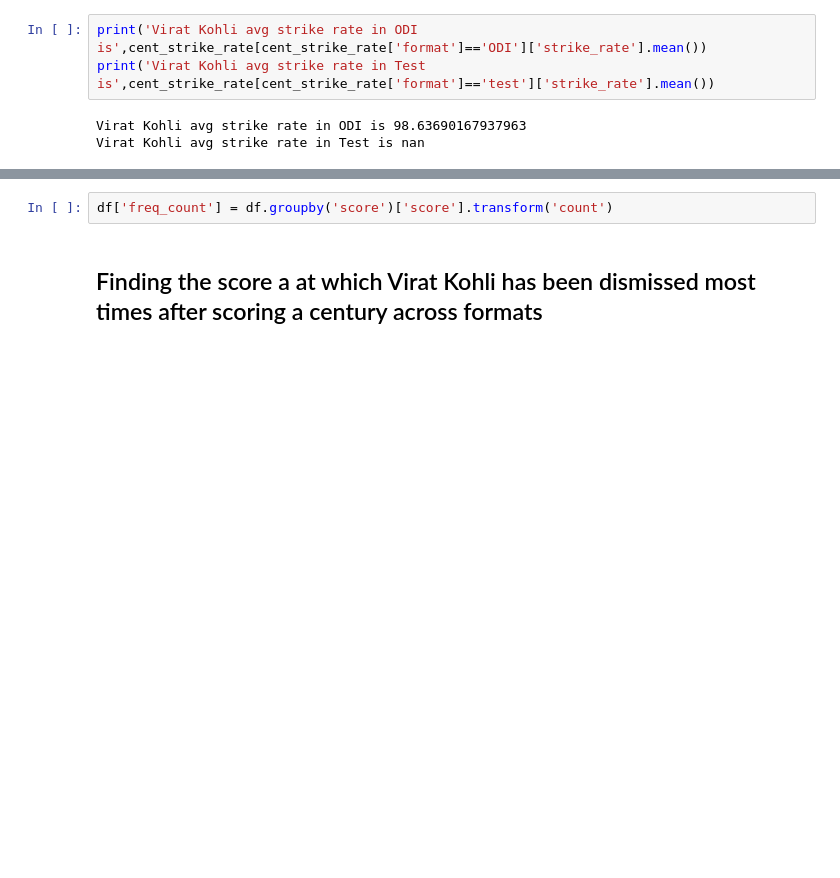
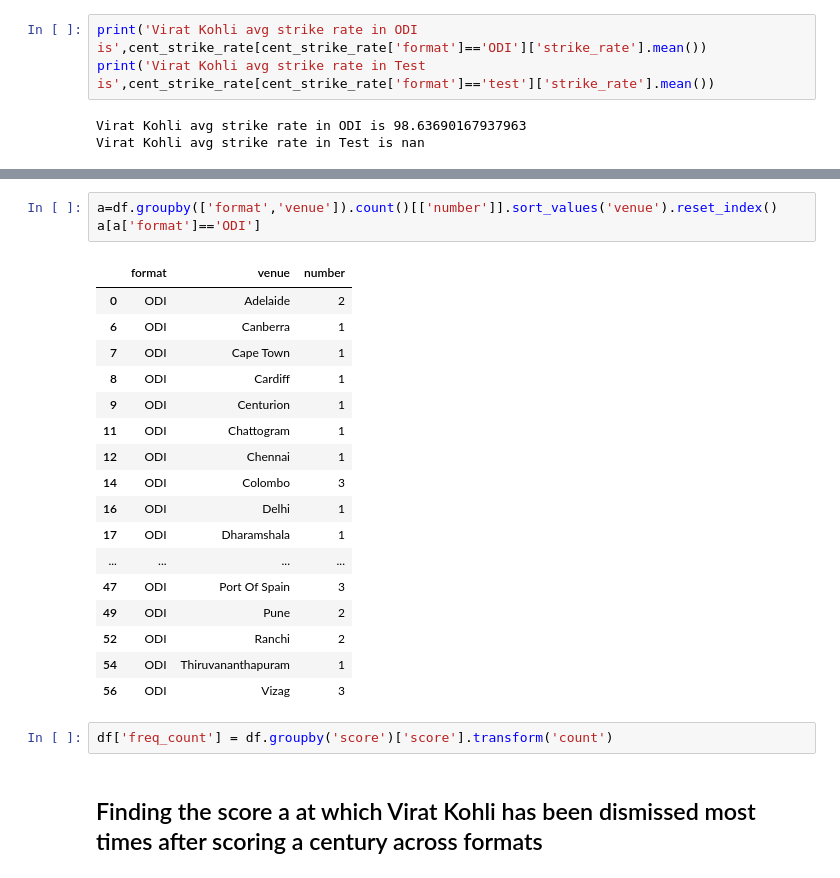
Before and after one commit to sanjayy27/Virat-Kohli-Centuries-Analysis, a Jupyter notebook: virat-kohli-centuries-analysis.ipynb, the cells around one changed output, grey strips where cells are left out. Cells and saved outputs as stored; diff of their text form; blank space fills up the shorter version.

```diff
--- a/virat-kohli-centuries-analysis.ipynb
+++ b/virat-kohli-centuries-analysis.ipynb
@@ -502,3 +426,24 @@ Total Centuries in a venue
+# %%
+a=df.groupby(['format','venue']).count()[['number']].sort_values('venue').reset_index()
+a[a['format']=='ODI']
+# %% [output]
+|  | format | venue | number |
+| 0 | ODI | Adelaide | 2 |
+| 6 | ODI | Canberra | 1 |
+| 7 | ODI | Cape Town | 1 |
+| 8 | ODI | Cardiff | 1 |
+| 9 | ODI | Centurion | 1 |
+| 11 | ODI | Chattogram | 1 |
+| 12 | ODI | Chennai | 1 |
+| 14 | ODI | Colombo | 3 |
+| 16 | ODI | Delhi | 1 |
+| 17 | ODI | Dharamshala | 1 |
+| ... | ... | ... | ... |
+| 47 | ODI | Port Of Spain | 3 |
+| 49 | ODI | Pune | 2 |
+| 52 | ODI | Ranchi | 2 |
+| 54 | ODI | Thiruvananthapuram | 1 |
+| 56 | ODI | Vizag | 3 |
 # %%
 df['freq_count'] = df.groupby('score')['score'].transform('count')
 # %% [markdown]
```
Also changed, not shown: parts of 18 cells of this notebook.
